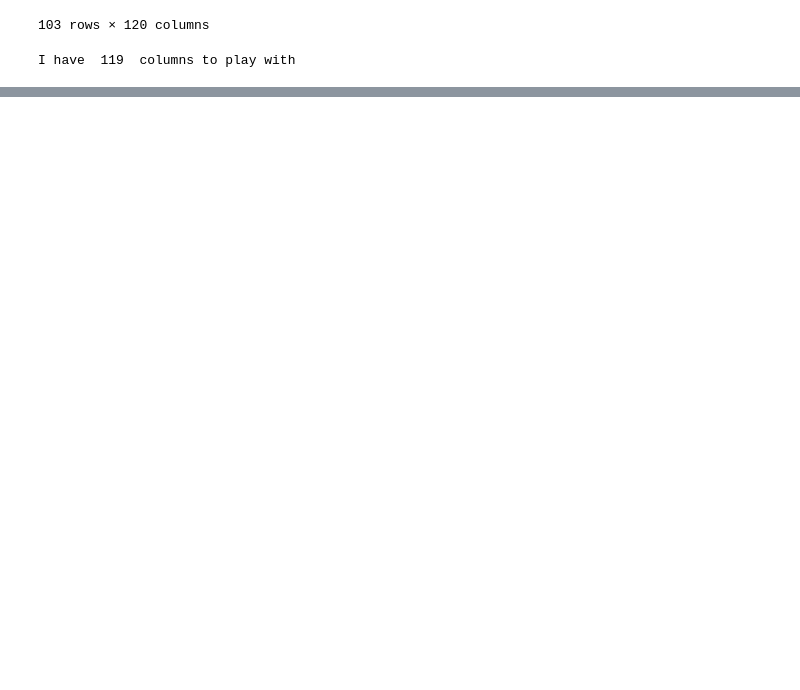
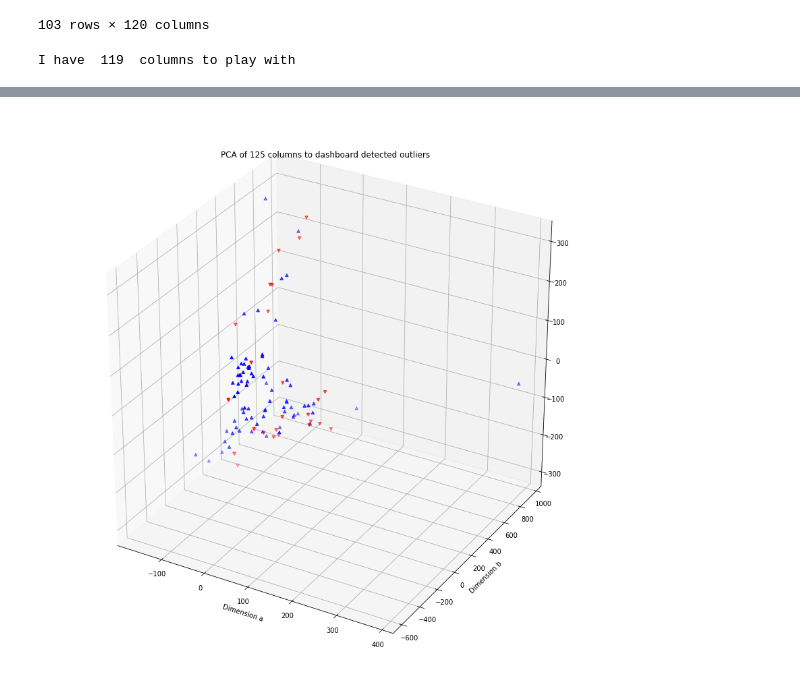
Before and after one commit to albertovpd/automated_ML_regression, a Jupyter notebook: explanation_gathering_data.ipynb, the cells around one changed output, grey strips where cells are left out. Cells and saved outputs as stored; diff of their text form; code cells hidden in the pictures; blank space fills up the shorter version.

Commit message:
testing 3d representation of outiers without elliptic envelope

```diff
--- a/explanation_gathering_data.ipynb
+++ b/explanation_gathering_data.ipynb
@@ -534,0 +521,10 @@ I have  119  columns to play with
+# %%
+# using zscore for each column
+df_outliers=df[column_list]
+z_scores = stats.zscore(df_outliers)
+abs_z_scores = np.abs(z_scores)
+
+# we should work with zscore <= +-3
+filtered_entries = (abs_z_scores < 6).all(axis=1)
+df_without_outliers = df_outliers[filtered_entries]
+percentaje = round( 100*(1 - df_without_outliers.shape[0]/df_final.shape[0]))
@@ -534,0 +574,10 @@ I have  119  columns to play with
+# %%
+# now the last outliers plot
+# this is for having a 3D representation with everything. The result is visually cool
+from sklearn import decomposition
+pca=decomposition.PCA()
+pca.n_components=3
+pca_data=pca.fit_transform(df_outliers)
+pca_data=pd.DataFrame(pca_data)
+pca_data.rename(columns={0:"a",1:"b",2:"c"}, inplace=True)
+pca_data.shape
@@ -534,0 +592,5 @@ I have  119  columns to play with
+# %%
+pca_data["date"]=df_date
+pca_data["outliers"]=[0 if d in list(dataset.date) else 1 for d in list(pca_data.date)]
+#print(list(pca_data.outliers))
+pca_data.head()
@@ -534,0 +604,22 @@ I have  119  columns to play with
+# %%
+red= pca_data[pca_data["outliers"]==1][["a","b","c"]]
+blue= pca_data[pca_data["outliers"]==0][["a","b","c"]]
+# %%
+import matplotlib.pyplot as plt
+from mpl_toolkits.mplot3d import Axes3D # <--- This is important for 3d plotting
+
+#your code
+
+fig = plt.figure(figsize=[15,15])
+ax = fig.add_subplot(111, projection='3d')
+ax.scatter(red.c,red.a, red.b, marker="v", color="r") # "P"
+ax.scatter( blue.c,blue.a,blue.b, marker="^", color="b") # "P"
+plt.xlabel('Dimension a')
+plt.ylabel('Dimension b')
+
+plt.title('PCA of 125 columns to dashboard detected outliers')
+# not outliers ax.scatter(pca_data.a,pca_data.b,pca_data.c, marker=".")
+
+plt.show()
+# %% [output]
+[figure, added]
```
Also changed, not shown: parts of 41 cells of this notebook.
